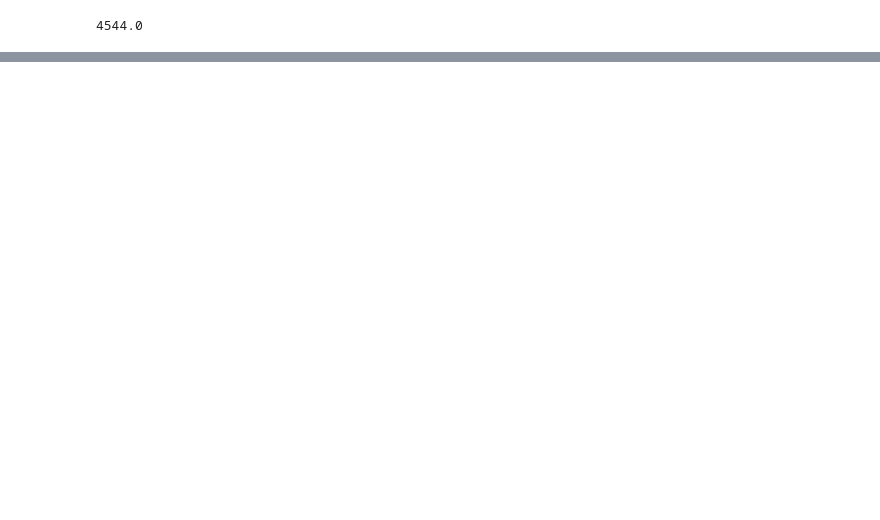
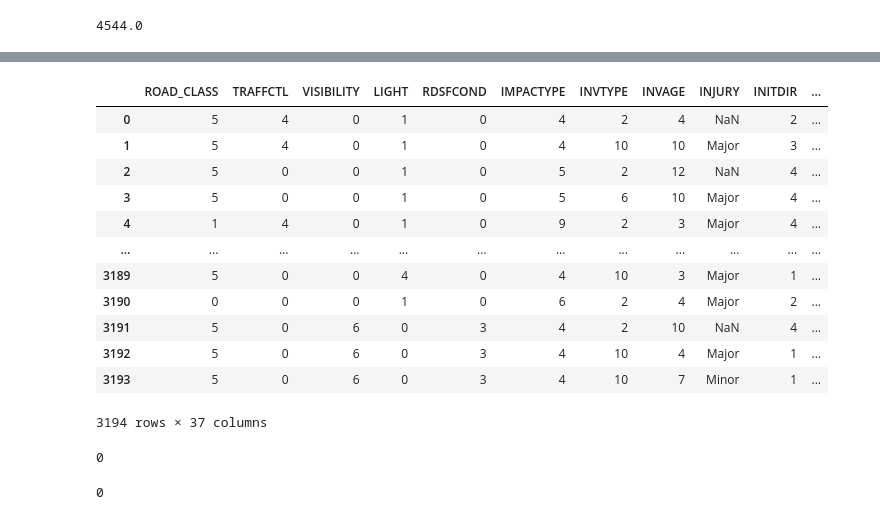
Before and after one commit to Raaj-4320/Kaggle-competition-, a Jupyter notebook: ASSIGNMENT_2_2.ipynb, the cells around one changed output, grey strips where cells are left out. Cells and saved outputs as stored; diff of their text form; code cells hidden in the pictures; blank space fills up the shorter version.

```diff
--- a/ASSIGNMENT_2_2.ipynb
+++ b/ASSIGNMENT_2_2.ipynb
@@ -890,0 +869,18 @@ plt.show()
+# %%
+df_test = pd.read_csv("/content/drive/MyDrive/Datasets/test_cleaned.csv")
+# %%
+df_test
+# %% [output]
+|  | ROAD_CLASS | TRAFFCTL | VISIBILITY | LIGHT | RDSFCOND | IMPACTYPE | INVTYPE | INVAGE | INJURY | INITDIR | ... |
+| 0 | 5 | 4 | 0 | 1 | 0 | 4 | 2 | 4 | NaN | 2 | ... |
+| 1 | 5 | 4 | 0 | 1 | 0 | 4 | 10 | 10 | Major | 3 | ... |
+| 2 | 5 | 0 | 0 | 1 | 0 | 5 | 2 | 12 | NaN | 4 | ... |
+| 3 | 5 | 0 | 0 | 1 | 0 | 5 | 6 | 10 | Major | 4 | ... |
+| 4 | 1 | 4 | 0 | 1 | 0 | 9 | 2 | 3 | Major | 4 | ... |
+| ... | ... | ... | ... | ... | ... | ... | ... | ... | ... | ... | ... |
+| 3189 | 5 | 0 | 0 | 4 | 0 | 4 | 10 | 3 | Major | 1 | ... |
+| 3190 | 0 | 0 | 0 | 1 | 0 | 6 | 2 | 4 | Major | 2 | ... |
+| 3191 | 5 | 0 | 6 | 0 | 3 | 4 | 2 | 10 | NaN | 4 | ... |
+| 3192 | 5 | 0 | 6 | 0 | 3 | 4 | 10 | 4 | Major | 1 | ... |
+| 3193 | 5 | 0 | 6 | 0 | 3 | 4 | 10 | 7 | Minor | 1 | ... |
+3194 rows × 37 columns
@@ -890,0 +889,4 @@ plt.show()
+# %%
+df["INJURY"].isna().sum()
+# %% [output]
+0
@@ -891 +895,5 @@ plt.show()
+# %%
+df_test["INJURY"].isna().sum()
+# %% [output]
+0
 # %%
```
Also changed, not shown: parts of 31 cells of this notebook.
